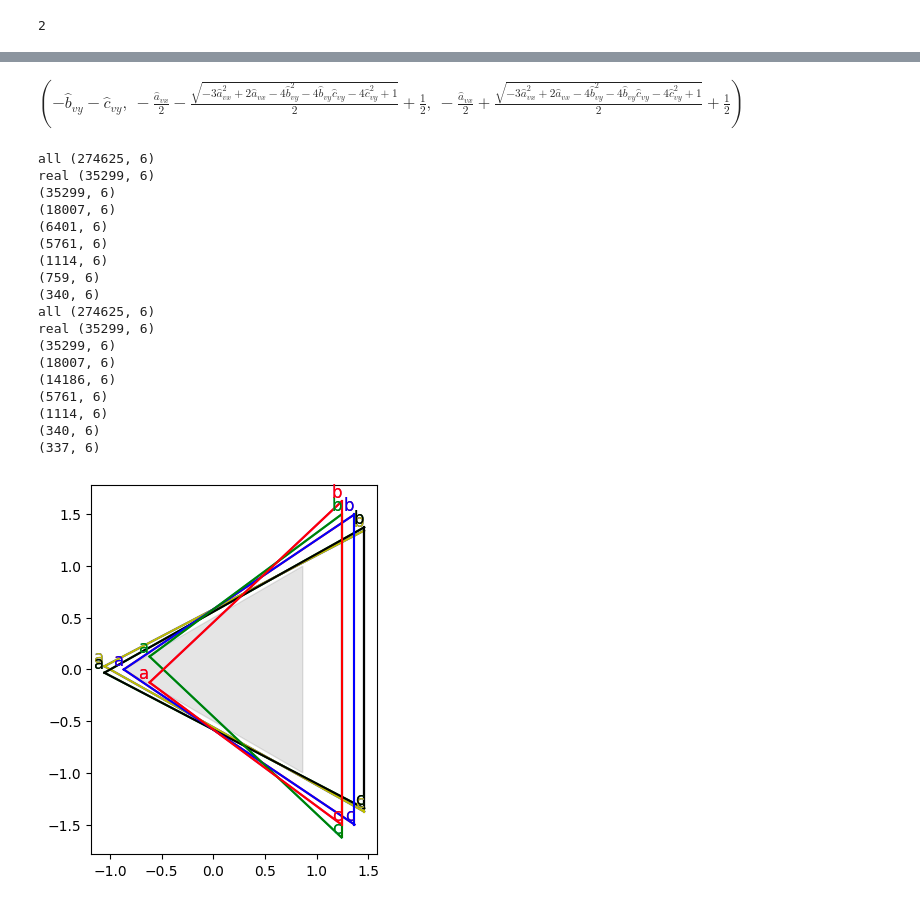
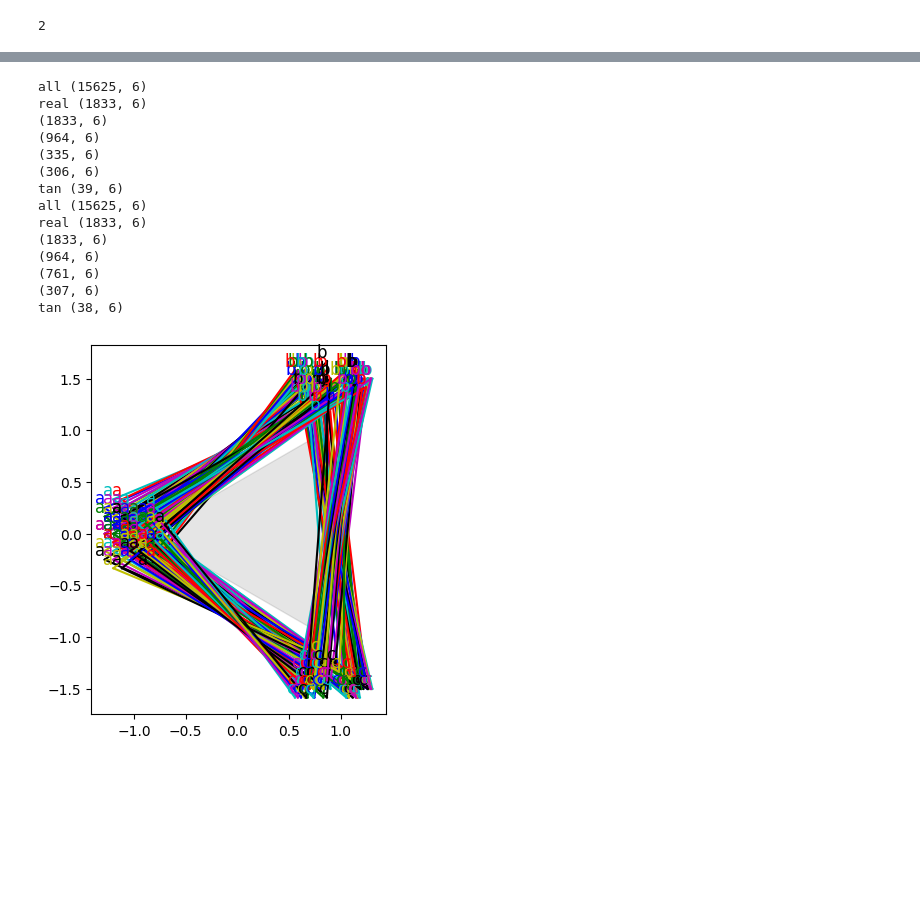
Before and after one commit to CarlKCarlK/perfect-physics, a Jupyter notebook: part_5_pydata.ipynb, the cells around one changed output, grey strips where cells are left out. Cells and saved outputs as stored; diff of their text form; code cells hidden in the pictures; blank space fills up the shorter version.

```diff
--- a/part_5_pydata.ipynb
+++ b/part_5_pydata.ipynb
@@ -385,7 +385,9 @@ eq1 = Eq(energy_before*2, energy_after*2)
 eq2 = Eq(a_m * a_vx + b_m * b_vx + c_m * c_vx, a_m * ahat_vx + b_m * bhat_vx + c_m * chat_vx)
 eq3 = Eq(a_m * a_vy + b_m * b_vy + c_m * c_vy, a_m * ahat_vy + b_m * bhat_vy + c_m * chat_vy)
 # %%
+from sympy import S
 details = {a_m:1, b_m:1, c_m:1, a_vx:1, b_vx:0, c_vx: 0, a_vy:0, b_vy:0, c_vy:0}
+details = {a_m:1, b_m:1, c_m:1, a_vx:S(2)/3, b_vx:-S(1)/3, c_vx: -S(1)/3, a_vy:0, b_vy:0, c_vy:0}
 eq1 = eq1.subs(details)
 eq2 = eq2.subs(details)
 eq3 = eq3.subs(details)
@@ -473,14 +410,10 @@ KeyboardInterrupt:
-# %%
-list(minipool)[0]
-# %% [output]
-$\displaystyle \left( - \hat{b}_{vy} - \hat{c}_{vy}, \  - \frac{\hat{a}_{vx}}{2} - \frac{\sqrt{- 3 \hat{a}_{vx}^{2} + 2 \hat{a}_{vx} - 4 \hat{b}_{vy}^{2} - 4 \hat{b}_{vy} \hat{c}_{vy} - 4 \hat{c}_{vy}^{2} + 1}}{2} + \frac{1}{2}, \  - \frac{\hat{a}_{vx}}{2} + \frac{\sqrt{- 3 \hat{a}_{vx}^{2} + 2 \hat{a}_{vx} - 4 \hat{b}_{vy}^{2} - 4 \hat{b}_{vy} \hat{c}_{vy} - 4 \hat{c}_{vy}^{2} + 1}}{2} + \frac{1}{2}\right)$
 # %%
-# inc 65 takes 7:30 minutes
+# inc 65 takes 7:30 minutes to 0.3 seconds
 import numpy as np
 import matplotlib.pyplot as plt
 import sympy as sp
 
-inc = 65
+inc = 25
 color_list = ['b', 'g', 'r', 'c', 'm', 'y', 'k']
 ax0,ay0 = -np.sqrt(3)/2,0
 bx0,by0 = np.sqrt(3)/2,1
@@ -529,62 +462,55 @@ for mini in minipool:
     abc = abc[a_speed_towards_c]
     print(abc.shape)
 
-    a_tan = np.arctan2(abc[:,1], abc[:,0]) * 180 / np.pi % 360
-    a_dir = ~(np.logical_or((30 <= a_tan) & (a_tan <= 180-30), (180+30 <= a_tan) & (a_tan <= 360-30)))
-    abc = abc[a_dir]
-    print(abc.shape)
-
-    b_tan = np.arctan2(abc[:,3], abc[:,2]) * 180 / np.pi % 360
-    b_dir = (30 <= b_tan) & (b_tan < 180)
-    abc = abc[b_dir]
-    print(abc.shape)
+    # delta v
+    delta_v = abc - np.array([float(details[a_vx]), float(details[a_vy]), float(details[b_vx]), float(details[b_vy]), float(details[c_vx]), float(details[c_vy])])
 
 
-    c_tan = np.arctan2(abc[:,5], abc[:,4]) * 180 / np.pi % 360
+    a_tan = np.arctan2(delta_v[:,1], delta_v[:,0]) * 180 / np.pi % 360
+    a_dir = (180-30 <= a_tan) & (a_tan <= 180+30)
+    b_tan = np.arctan2(delta_v[:,3], delta_v[:,2]) * 180 / np.pi % 360
+    b_dir = (30 <= b_tan) & (b_tan < 90)
+    c_tan = np.arctan2(delta_v[:,5], delta_v[:,4]) * 180 / np.pi % 360
     c_dir = (270 <= c_tan) & (c_tan < 360-30)
-    abc = abc[c_dir]
-    print(abc.shape)
+    abc = abc[a_dir & b_dir & c_dir]
+    print("tan", abc.shape)
 
     for ax, ay, bx, by, cx, cy in abc:
         # print(f"ax={ax:.4f}, ay={ay:.4f}, a_tan={a_tan:.2f}, bx={bx:.4f}, by={by:.4f}, b_tan={b_tan:.2f}, cx={cx:.4f}, cy={cy:.4f}, c_tan={c_tan:.2f}, color={color_list[color_index]}")
 
         ax1, ay1 = ax0 + ax, ay0 + ay
         bx1, by1 = bx0 + bx, by0 + by
         cx1, cy1 = cx0 + cx, cy0 + cy
 
         score = np.abs(bx1-cx1)
-        if score > best:
+        if False and score > best:
             continue
         best = score
 
         plt.plot([ax1, bx1], [ay1, by1], c= color_list[color_index])
         plt.plot([ax1, cx1], [ay1, cy1], c= color_list[color_index])
         plt.plot([bx1, cx1], [by1, cy1], c= color_list[color_index])
         # plt.scatter([ax, bx, cx], [ay, by, cy], c= color_list[color_index])
         plt.text(ax1, ay1, "a", fontsize=12, color=color_list[color_index], ha='right', va='bottom')
         plt.text(bx1, by1, "b", fontsize=12, color=color_list[color_index], ha='right', va='bottom')
         plt.text(cx1, cy1, "c", fontsize=12, color=color_list[color_index], ha='right', va='bottom')
 
         color_index = (color_index + 1) % len(color_list)
 plt.fill([ax0, bx0, cx0, ax0], [ay0, by0, cy0, ay0], color='k', alpha=0.1)
 plt.show()
 # %% [output]
-all (274625, 6)
-real (35299, 6)
-(35299, 6)
-(18007, 6)
-(6401, 6)
-(5761, 6)
-(1114, 6)
-(759, 6)
-(340, 6)
-all (274625, 6)
-real (35299, 6)
-(35299, 6)
-(18007, 6)
-(14186, 6)
-(5761, 6)
-(1114, 6)
-(340, 6)
-(337, 6)
+all (15625, 6)
+real (1833, 6)
+(1833, 6)
+(964, 6)
+(335, 6)
+(306, 6)
+tan (39, 6)
+all (15625, 6)
+real (1833, 6)
+(1833, 6)
+(964, 6)
+(761, 6)
+(307, 6)
+tan (38, 6)
-[figure, old version]
+[figure, new version]
```
Also changed, not shown: parts of 3 cells of this notebook.
